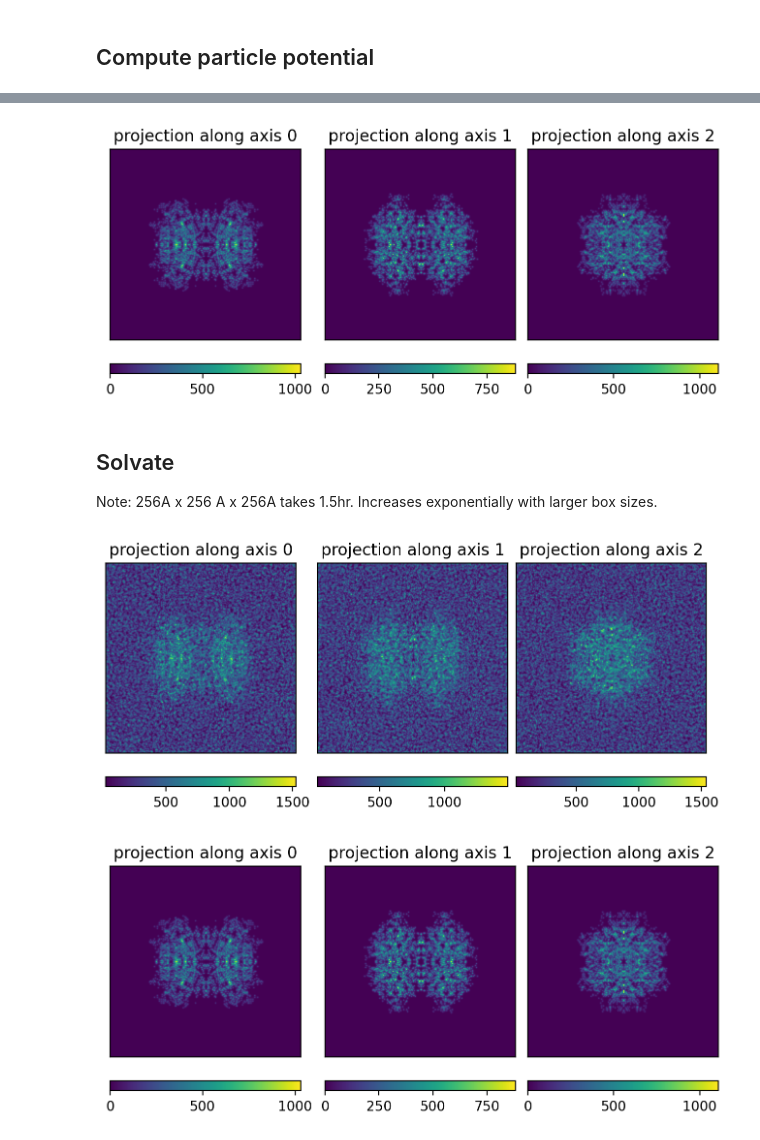
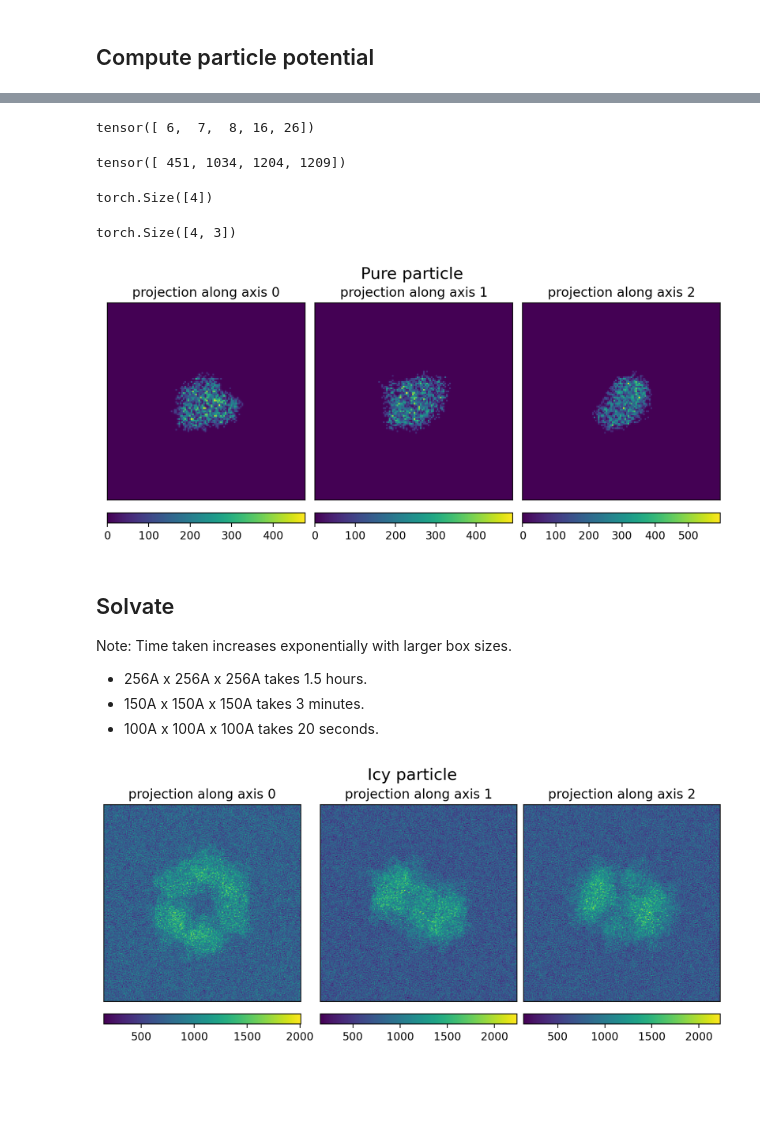
Before and after one commit to joelyeois/specter, a Jupyter notebook: pdb2mrc-demo.ipynb, the cells around one changed output, grey strips where cells are left out. Cells and saved outputs as stored; diff of their text form; code cells hidden in the pictures; blank space fills up the shorter version.

```diff
--- a/pdb2mrc-demo.ipynb
+++ b/pdb2mrc-demo.ipynb
@@ -11,7 +11,7 @@ ifftn = lambda array: torch.fft.fftshift(torch.fft.ifftn(torch.fft.ifftshift(arr
 # %% [markdown]
 ## Instantiate class
 # %%
-pdb_code = '6j6j'
+pdb_code = '1A6M'
 pm = PDB2MRC(pdb_code)
 # %% [markdown]
 ## Download PDB file
@@ -24 +28,18 @@ PDB file saved to: ./pdb-data/6j6j.cif
+# %%
+torch.unique(pm.atomic_numbers)
+# %% [output]
+tensor([ 6,  7,  8, 16, 26])
+# %%
+atomic_indices = torch.squeeze(torch.argwhere(pm.atomic_numbers == 16))
+atomic_indices
+# %% [output]
+tensor([ 451, 1034, 1204, 1209])
+# %%
+atomic_indices.shape
+# %% [output]
+torch.Size([4])
+# %%
+pm.centered_coords[atomic_indices].shape
+# %% [output]
+torch.Size([4, 3])
 # %%
@@ -26,18 +47,17 @@ pm.build_particle(n=200, dx=0.5)
 # %%
-plot3d(pm.particle)
+plot3d(pm.particle, title='Pure particle')
 # %% [output]
-[figure, old version]
+[figure, new version]
 # %% [markdown]
 ## Solvate
-Note: 256A x 256 A x 256A takes 1.5hr. Increases exponentially with larger box sizes.
+Note: Time taken increases exponentially with larger box sizes.
+- 256A x 256A x 256A takes 1.5 hours.
+- 150A x 150A x 150A takes 3 minutes.
+- 100A x 100A x 100A takes 20 seconds.
 # %%
 pm.solvate()
 # %%
-plot3d(pm.icy_particle)
+plot3d(pm.icy_particle, title='Icy particle')
 # %% [output]
-[figure, old version]
+[figure, new version]
-# %%
-plot3d(pm.particle)
-# %% [output]
-[figure, removed]
 # %%
```
Also changed, not shown: parts of 4 cells of this notebook, 5 other files.
